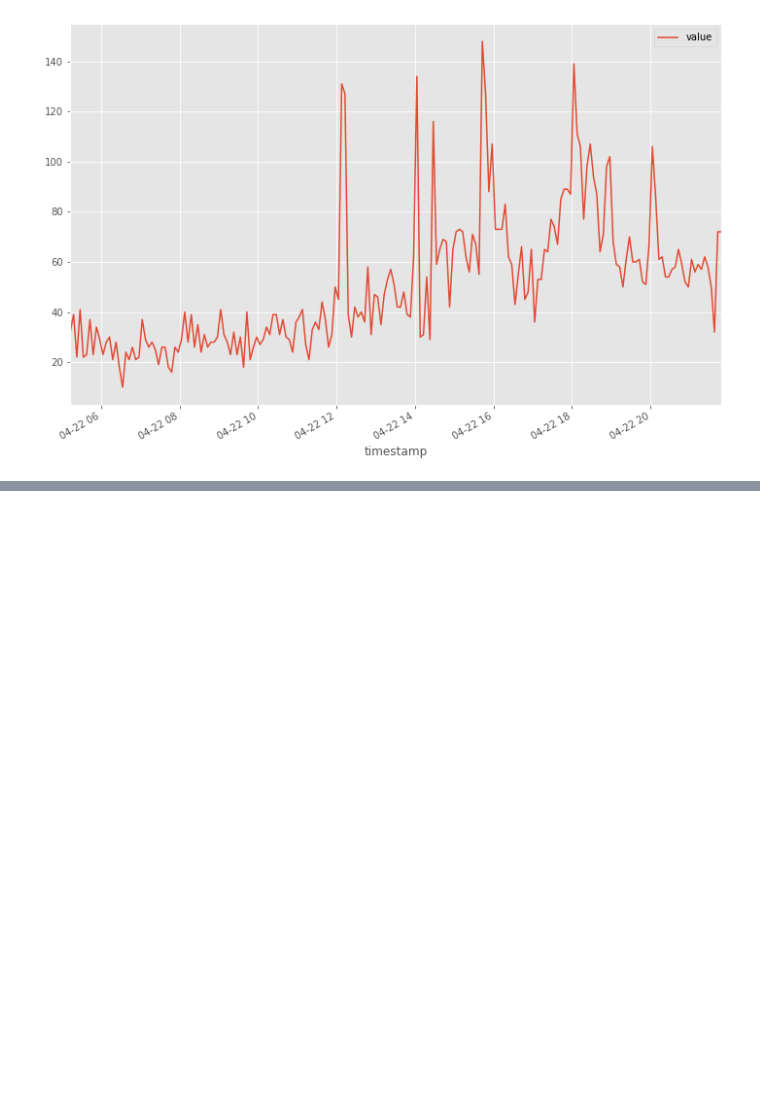
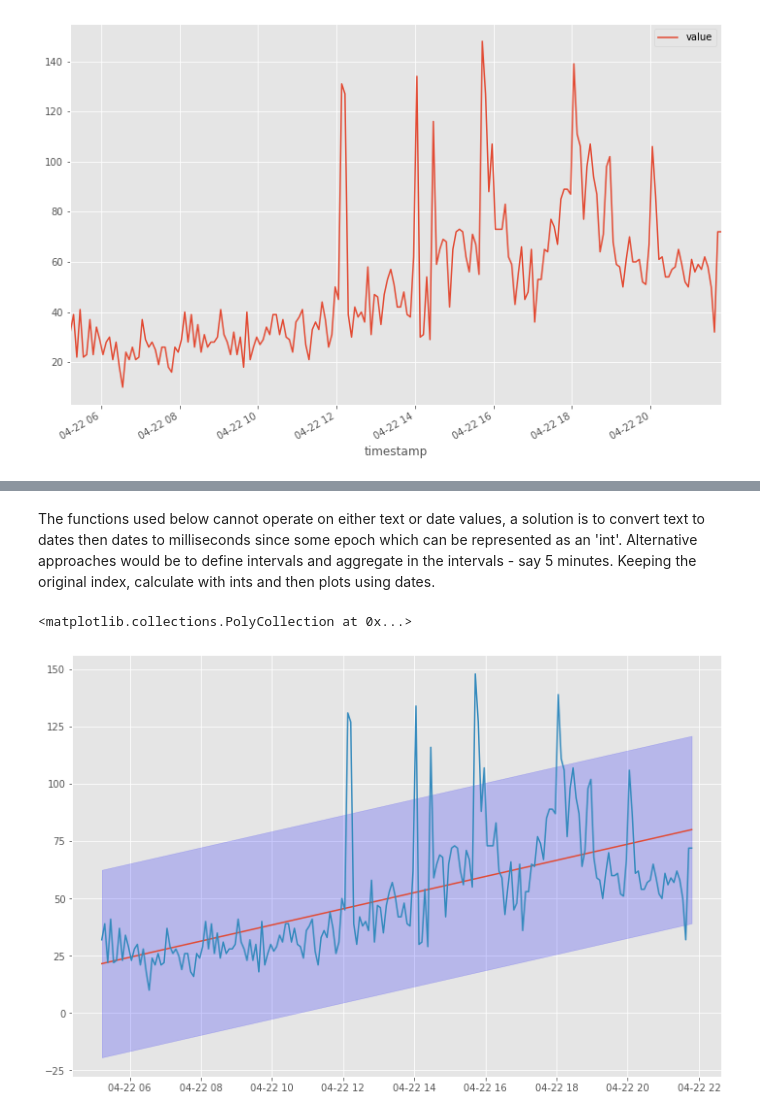
Before and after one commit to acumed-training/anomaly-tutorial, a Jupyter notebook: notebooks/tutorial.ipynb, the cells around one changed output, grey strips where cells are left out. Saved outputs shown, nothing was run; the diff lists cells and outputs as text; code cells hidden in the pictures; blank space fills up the shorter version.

```diff
--- a/notebooks/tutorial.ipynb
+++ b/notebooks/tutorial.ipynb
@@ -204,0 +328,12 @@ fig.show(config={'displaylogo':False})
+# %%
+import scipy as sp
+import numpy as np
+
+import matplotlib.pyplot as plt
+
+df = pd.read_csv('../data/realTweets/Twitter_volume_GOOG.csv',
+    index_col=0,
+    parse_dates=True
+)
+df = df.tail(200)
+df.plot()
@@ -204,0 +375,22 @@ fig.show(config={'displaylogo':False})
+# %% [markdown]
+The functions used below cannot operate on either text or date values, a solution is to convert text to dates then dates to milliseconds since some epoch which can be represented as an 'int'. Alternative approaches would be to define intervals and aggregate in the intervals - say 5 minutes. Keeping the original index, calculate with ints and then plots using dates.
+# %%
+# Have to convert the dates to numeric for the calc
+t_idx = pd.to_numeric(df.index)
+
+y = df['value']
+
+# y_fit = m*x+c
+(m, c) = sp.polyfit(t_idx, y, 1)
+y_fit = sp.polyval([m,c],t_idx)
+
+std = np.std(y-y_fit)
+
+# we can now plot with original index
+t_idx = df.index
+plt.plot(t_idx, y_fit)
+plt.plot(t_idx, y)
+plt.fill_between(t_idx, y_fit-2*std, y_fit+2*std, color='b', alpha=0.2)
+# %% [output]
+<matplotlib.collections.PolyCollection at 0x...>
+[figure, added]
```
Also changed, not shown: parts of 31 cells of this notebook, 5 other files.
